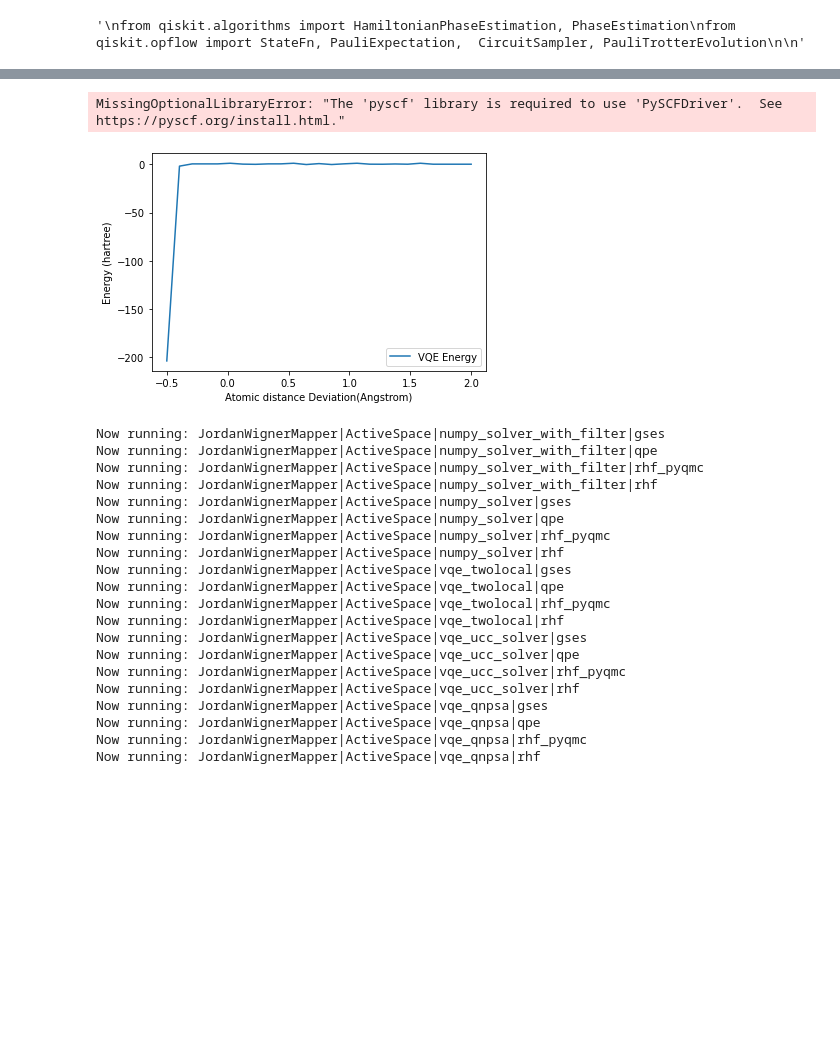
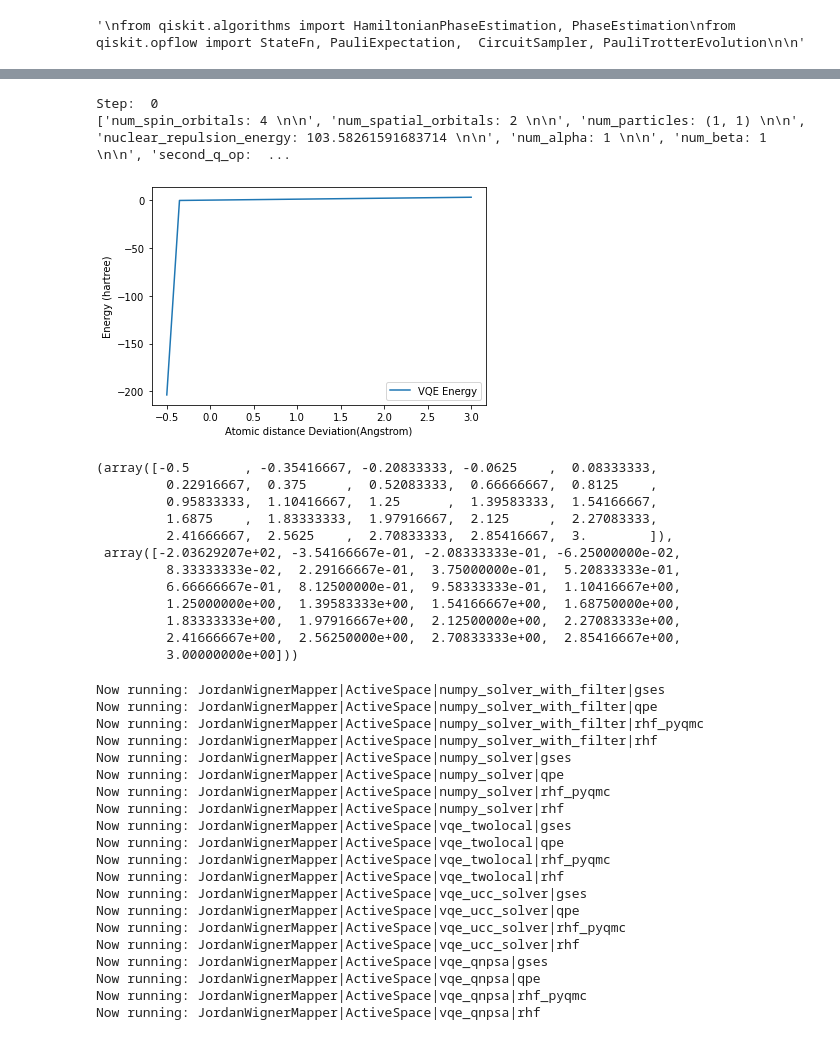
Before and after one commit to buttercutter/quantum-climate-challenge-2023, a Jupyter notebook: notebooks/deloitte_2023_quantux.ipynb, the cells around one changed output, grey strips where cells are left out. Saved outputs shown, nothing was run; the diff lists cells and outputs as text; code cells hidden in the pictures; blank space fills up the shorter version.

```diff
--- a/notebooks/deloitte_2023_quantux.ipynb
+++ b/notebooks/deloitte_2023_quantux.ipynb
@@ -93,4 +76,5 @@ from qiskit.opflow import StateFn, PauliExpectation,  CircuitSampler, PauliTrott
 # %%
+# Create construct problem
 def get_construct_problem(molecule, reduced = 'ActiveSpace', basis = 'sto3g', mapper_type = 'JordanWignerMapper', solver_type = 'numpy_solver', method = 'gses', display_report = False):
 
     # 0. Display Report Dict
@@ -179,6 +163,12 @@ def get_construct_problem(molecule, reduced = 'ActiveSpace', basis = 'sto3g', ma
 
         solver = VQE(estimator, tl_circuit, optimizer)
 
+    elif solver_type == 'vqe_spsa':
+        estimator = Estimator()
+        optimizer = SPSA(maxiter=100)
+
+        solver = VQE(estimator, tl_circuit, optimizer)
+
     elif solver_type == 'vqe_ucc_solver':
         estimator = Estimator()
         initial_circuit = UCCSD()
@@ -222,7 +212,7 @@ def get_construct_problem(molecule, reduced = 'ActiveSpace', basis = 'sto3g', ma
     # Z. Display Final Report
     # =============================
     if display_report:
-        print(['{}: {}\n'.format(k, v) for k, v in display_dict.items()])
+        print(['{}: {} \n\n'.format(k, v) for k, v in display_dict.items()])
 
     return fermionic_hamiltonian, num_particles, num_spin_orbitals, qubit_op, qubit_converter, ground_state
 # %%
@@ -293,43 +418,50 @@ def get_bopes(moleculeinfo, qubit_converter, hyperparam, mapper_type, solver_typ
 # %%
 molecule_c3 = {
     'symbols': ["O","N","C","H","H","H","C"],
     'coords': [(1.1280, 0.2091, 0.0000),
                 (-1.1878, 0.1791, 0.0000),
                 (0.0598, -0.3882, 0.0000),
                 (-1.3085, 1.1864, 0.0001),
                 (-2.0305, -0.3861, -0.0001),
                 (-0.0014, -1.4883, -0.0001),
                 (-0.1805, 1.3955, 0.0000)],
     'multiplicity': 1,
     'charge': 0,
     'units': DistanceUnit.ANGSTROM,
     'masses': [8, 7, 6, 1, 1, 1, 6],
     'atom_pair': (6, 1)
 
 }
 
 hyperparam = {
     #'fc_remove_orbitals': [4, 5],
     'fc_remove_orbitals': None,
     'as_num_electrons': 2,
     'as_num_spatial_orbitals': 2,
     'as_active_orbitals': None,
     'tl_reps': 2,
     'two_qubit_reduction': True,
     'z2symmetry_reduction': 'auto',
     'perturbation_steps': np.linspace(-0.5, 3, 25)
 
 }
+
+get_molecule_bopes(molecule_c3, hyperparam, perturbation_steps = hyperparam['perturbation_steps'], display_report = True)
+# %% [output]
+Step:  0
+['num_spin_orbitals: 4 \n\n', 'num_spatial_orbitals: 2 \n\n', 'num_particles: (1, 1) \n\n', 'nuclear_repulsion_energy: 103.58261591683714 \n\n', 'num_alpha: 1 \n\n', 'num_beta: 1 \n\n', 'second_q_op:  ...
+[figure, added]
+(array([-0.5       , -0.35416667, -0.20833333, -0.0625    ,  0.08333333,
+         0.22916667,  0.375     ,  0.52083333,  0.66666667,  0.8125    ,
+         0.95833333,  1.10416667,  1.25      ,  1.39583333,  1.54166667,
+         1.6875    ,  1.83333333,  1.97916667,  2.125     ,  2.27083333,
+         2.41666667,  2.5625    ,  2.70833333,  2.85416667,  3.        ]),
+ array([-2.03629207e+02, -3.54166667e-01, -2.08333333e-01, -6.25000000e-02,
+         8.33333333e-02,  2.29166667e-01,  3.75000000e-01,  5.20833333e-01,
+         6.66666667e-01,  8.12500000e-01,  9.58333333e-01,  1.10416667e+00,
+         1.25000000e+00,  1.39583333e+00,  1.54166667e+00,  1.68750000e+00,
+         1.83333333e+00,  1.97916667e+00,  2.12500000e+00,  2.27083333e+00,
+         2.41666667e+00,  2.56250000e+00,  2.70833333e+00,  2.85416667e+00,
+         3.00000000e+00]))
-# %%
-fermionic_hamiltonian, num_particles, num_spin_orbitals, qubit_op, qubit_converter, ground_state = get_construct_problem(molecule = molecule_c3,
-                                                                                                                         reduced = 'ActiveSpace',
-                                                                                                                         basis = 'sto3g',
-                                                                                                                         mapper_type = 'JordanWignerMapper',
-                                                                                                                         solver_type = 'numpy_solver',
-                                                                                                                         method = 'gses',
-                                                                                                                         display_report = False)
-step, energy = get_bopes(molecule_c3, qubit_converter, hyperparam, mapper_type = 'JordanWignerMapper', solver_type = 'numpy_solver', perturbation_steps = np.linspace(-0.5, 2, 25))
-# %% [output]
-MissingOptionalLibraryError: "The 'pyscf' library is required to use 'PySCFDriver'.  See https://pyscf.org/install.html."
 # %%
 def plot_energy_landscape(step, energy):
@@ -345,8 +469,4 @@ def plot_energy_landscape(step, energy):
     return
-# %%
-plot_energy_landscape(step, energy)
-# %% [output]
-[figure, removed]
 # %%
 #lst_mapper_type = ['ParityMapper', 'JordanWignerMapper', 'BravyiKitaevMapper']
 lst_mapper_type = ['JordanWignerMapper']
```
Also changed, not shown: parts of 10 cells of this notebook.
